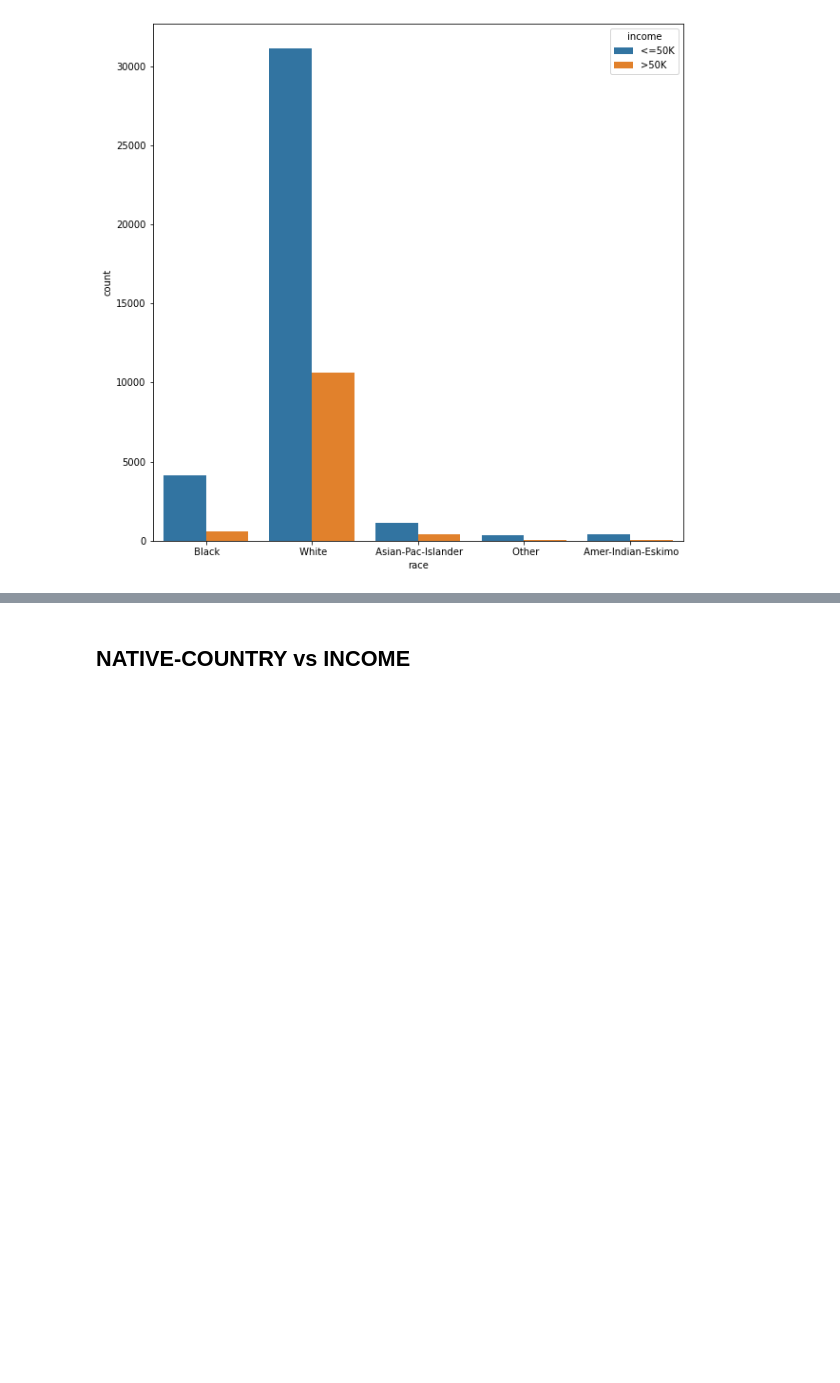
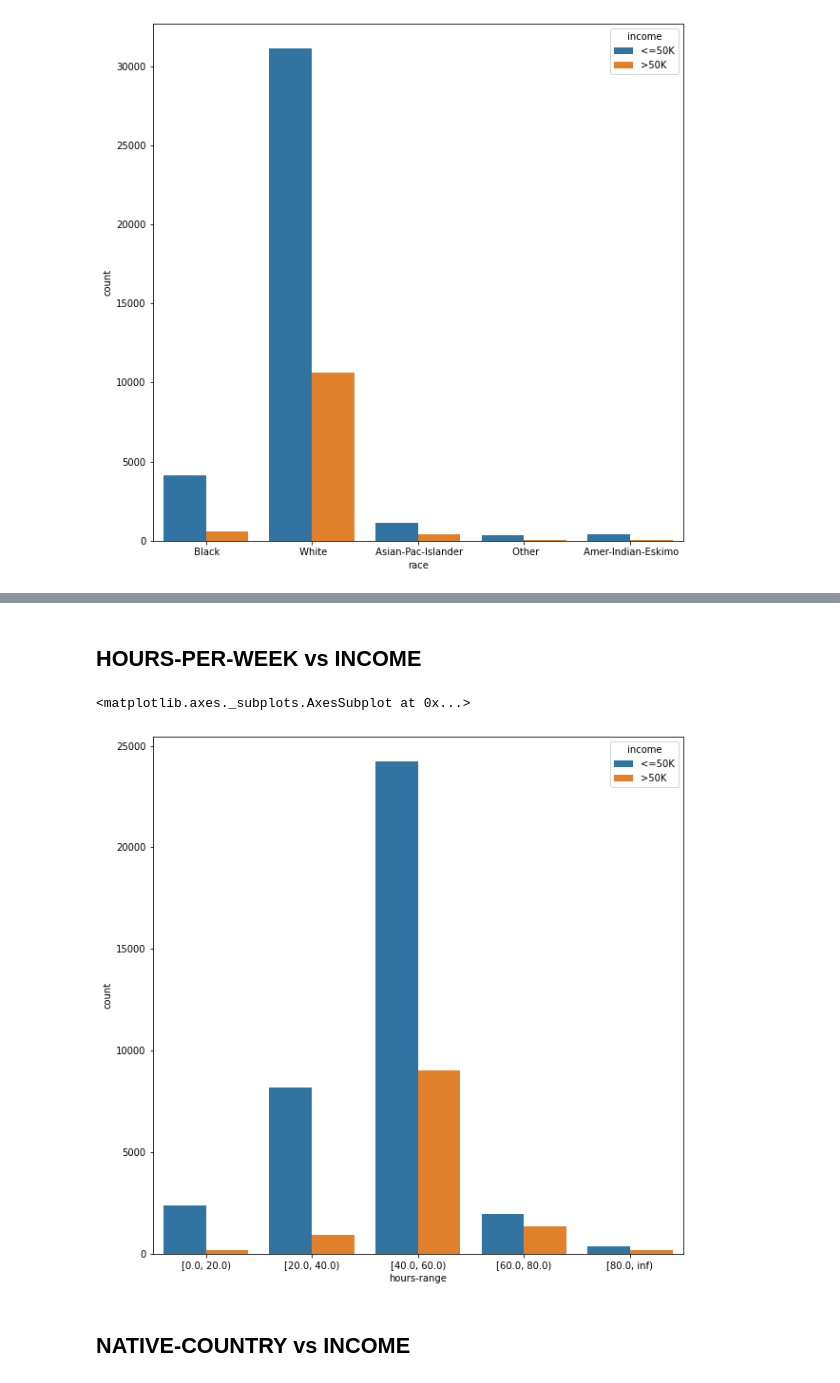
Before and after one commit to adititewari13/Adult-Data_ML, a Jupyter notebook: Adult-Data/income_analysis.ipynb, the cells around one changed output, grey strips where cells are left out. Drawn from its saved outputs; the diff is of its cells as text; code cells hidden in the pictures; blank space fills up the shorter version.

```diff
--- a/Adult-Data/income_analysis.ipynb
+++ b/Adult-Data/income_analysis.ipynb
@@ -226,3 +251,14 @@ sns.countplot(x='race', hue='income',  data=df)
+# %% [markdown]
+## HOURS-PER-WEEK vs INCOME
+# %%
+df['hours-range'] = pd.cut(df['hours-per-week'], [0,20,40,60,80, np.inf], right=False)
+#df['hours-range'].unique()
+
+plt.subplots(figsize=(10,10))
+sns.countplot(x='hours-range', hue='income', data=df)
+# %% [output]
+<matplotlib.axes._subplots.AxesSubplot at 0x...>
+[figure, added]
 # %% [markdown]
 ## NATIVE-COUNTRY vs INCOME
 # %%
```
Also changed, not shown: parts of 16 cells of this notebook.
